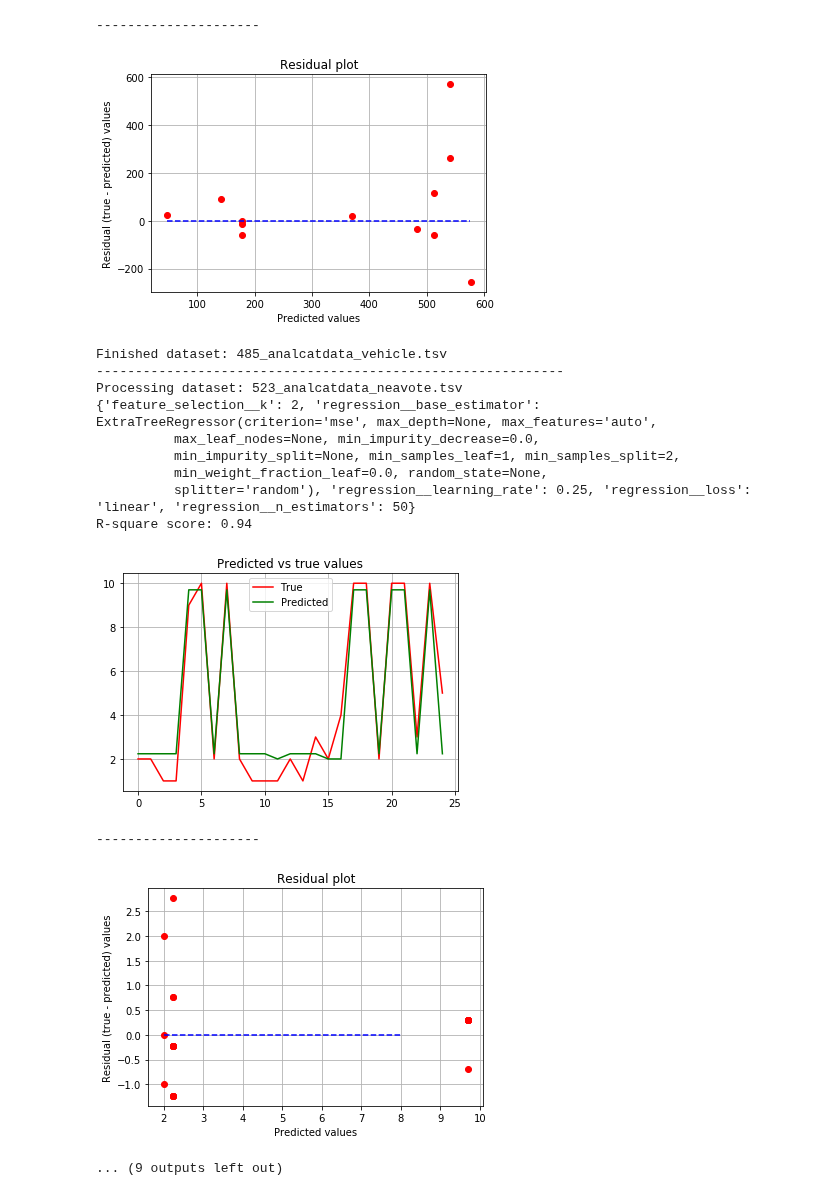
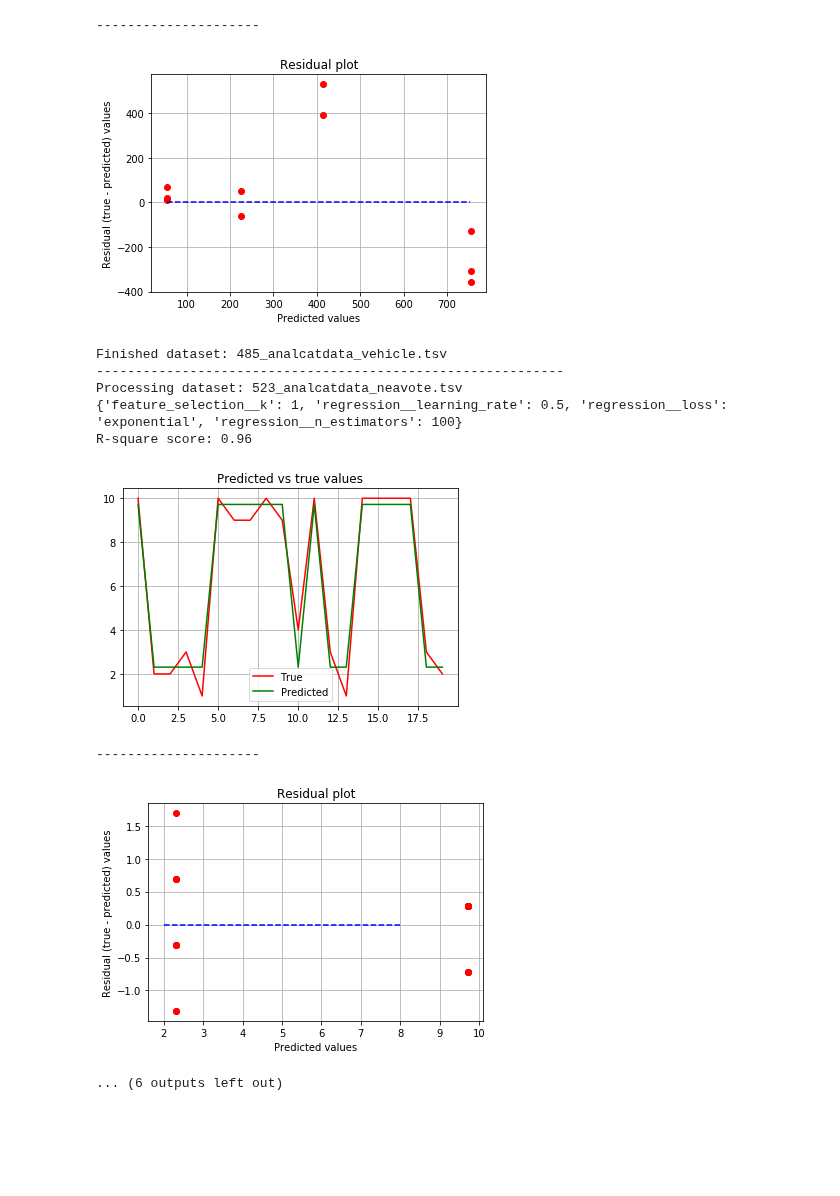
Before and after one commit to anuprulez/pmlb_regression, a Jupyter notebook: analyze_regression_AdaboostRegressor.ipynb, the cells around one changed output. Saved outputs shown, nothing was run; the diff lists cells and outputs as text; code cells hidden in the pictures; blank space fills up the shorter version.

```diff
--- a/analyze_regression_AdaboostRegressor.ipynb
+++ b/analyze_regression_AdaboostRegressor.ipynb
@@ -20,6 +20,8 @@ start_time = time.time()
 datasets = ["228_elusage.tsv", "485_analcatdata_vehicle.tsv", "523_analcatdata_neavote.tsv", \
             '663_rabe_266.tsv', '687_sleuth_ex1605.tsv']
 
+#datasets = ["192_vineyard.tsv"]
+
 regressor = Pipeline([
   ('preprocessing', preprocessing.RobustScaler()),
   ('feature_selection', SelectKBest(f_regression)),
@@ -27,10 +29,9 @@ regressor = Pipeline([
 ])
 
 ard_parameters = [{ \
-    'feature_selection__k': [1, 2, 3, 4, 'all'], \
-    #'regression__base_estimator': [tree.DecisionTreeRegressor(), tree.ExtraTreeRegressor()], \
+    'feature_selection__k': [1, 2, 3, 4, 5, 6, 7, 8, 9, 10], \
     'regression__n_estimators': [10, 50, 100, 200], \
-    'regression__learning_rate': [0.1, 0.25, 0.5, 1.0, 2.0], \
+    'regression__learning_rate': [0.001, 0.01, 0.1, 0.5, 1.0], \
     'regression__loss': ['linear', 'square', 'exponential']
 }]
 
@@ -43,7 +44,8 @@ for d_set in datasets:
     df = pd.read_csv(data_path, sep="\t")
     label = df["target"].copy()
     data = df.drop("target", axis=1)
-    X_train, X_test, y_train, y_test = model_selection.train_test_split(data, label, test_size=0.25, random_state=42)
+    X_train, X_test, y_train, y_test = model_selection.train_test_split(data, label,
+                                                                        test_size=0.2, random_state=3111696)
 
     X_train = X_train.values
     X_test = X_test.values
@@ -117,15 +111,11 @@ R-square score: 0.53
 ---------------------
-[figure, old version]
+[figure, new version]
 Finished dataset: 485_analcatdata_vehicle.tsv
 ------------------------------------------------------------
 Processing dataset: 523_analcatdata_neavote.tsv
-{'feature_selection__k': 2, 'regression__base_estimator': ExtraTreeRegressor(criterion='mse', max_depth=None, max_features='auto',
-          max_leaf_nodes=None, min_impurity_decrease=0.0,
-          min_impurity_split=None, min_samples_leaf=1, min_samples_split=2,
-          min_weight_fraction_leaf=0.0, random_state=None,
-          splitter='random'), 'regression__learning_rate': 0.25, 'regression__loss': 'linear', 'regression__n_estimators': 50}
-R-square score: 0.94
+{'feature_selection__k': 1, 'regression__learning_rate': 0.5, 'regression__loss': 'exponential', 'regression__n_estimators': 100}
+R-square score: 0.96
-[figure, old version]
+[figure, new version]
 ---------------------
-[figure, old version]
+[figure, new version]
-... (9 outputs left out)
+... (6 outputs left out)
```
Also changed, not shown: parts of 1 cell of this notebook, 6 other files.
